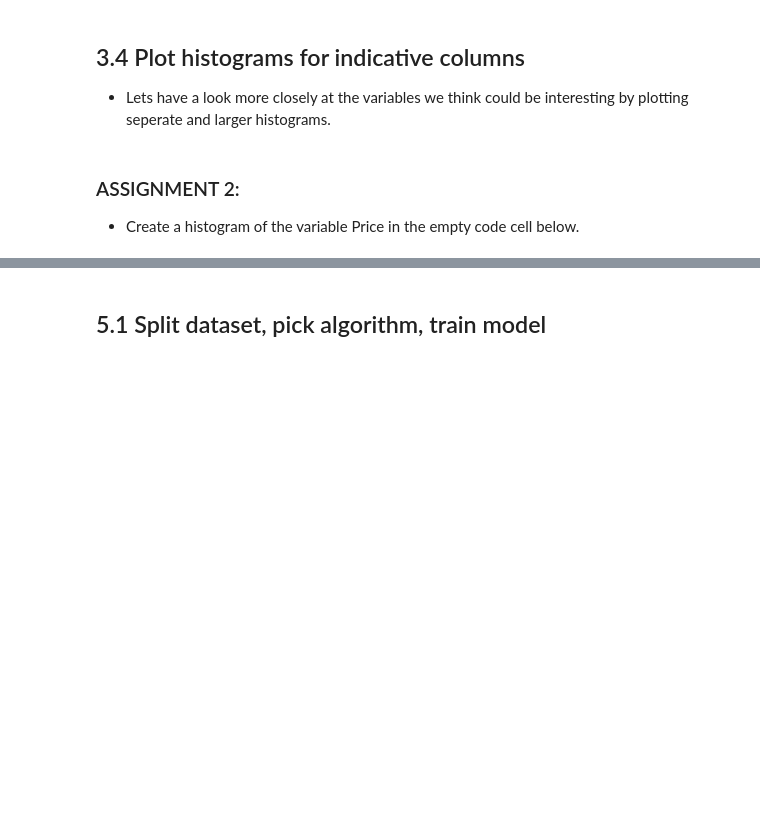
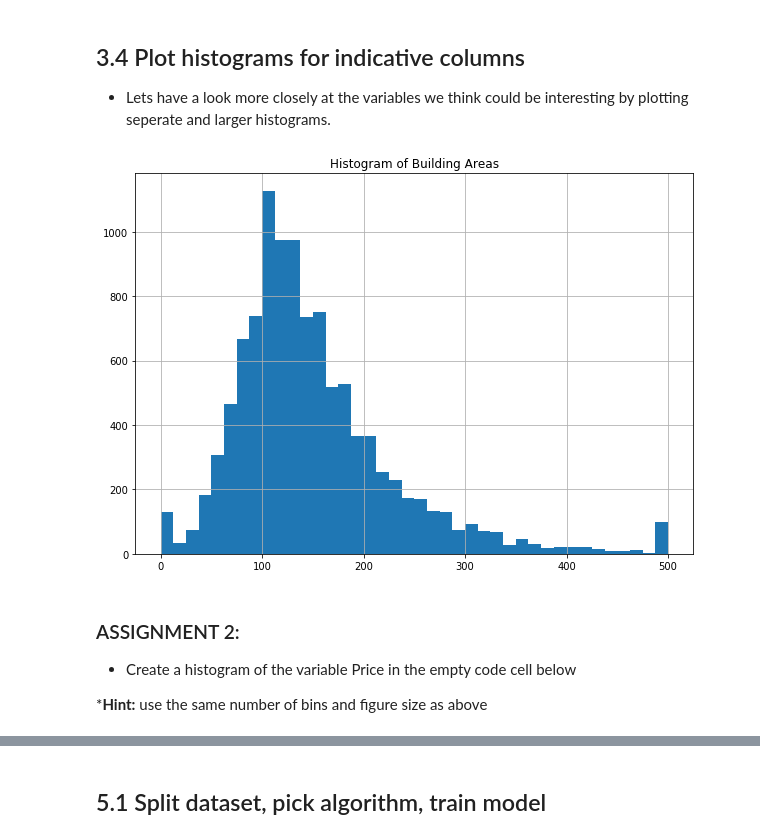
Before and after one commit to NordAxon/ai-for-leaders, a Jupyter notebook: ai_course_house_prices_with_solutions.ipynb, the cells around one changed output, grey strips where cells are left out. Saved outputs shown, nothing was run; the diff lists cells and outputs as text; code cells hidden in the pictures; blank space fills up the shorter version.

```diff
--- a/ai_course_house_prices_with_solutions.ipynb
+++ b/ai_course_house_prices_with_solutions.ipynb
@@ -207,12 +325,16 @@ housing_clipped_l.plot.scatter('Landsize', 'Price', title='Price [AUD] vs. Lands
 ## 3.4 Plot histograms for indicative columns
 - Lets have a look more closely at the variables we think could be interesting by plotting seperate and larger histograms.
 # %%
-housing_clipped_l['BuildingArea'].hist(bins=40, figsize=(10,7))
+housing_clipped_2['BuildingArea'].hist(bins=40, figsize=(10,7))
 plt.title('Histogram of Building Areas');
+# %% [output]
+[figure, added]
 # %% [markdown]
 ### ASSIGNMENT 2:
 
-- Create a histogram of the variable Price in the empty code cell below.
+- Create a histogram of the variable Price in the empty code cell below
+
+***Hint:** use the same number of bins and figure size as above
 # %%
 # CODE HERE
 
```
Also changed, not shown: parts of 49 cells of this notebook.
